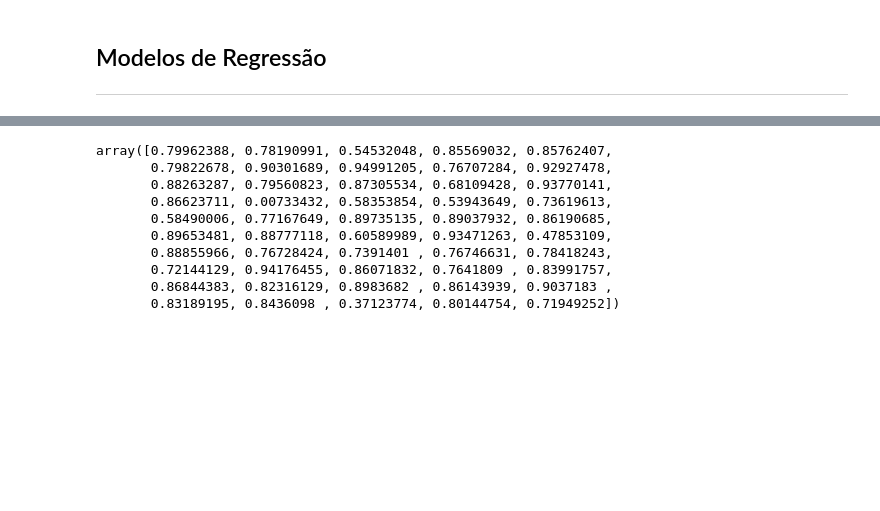
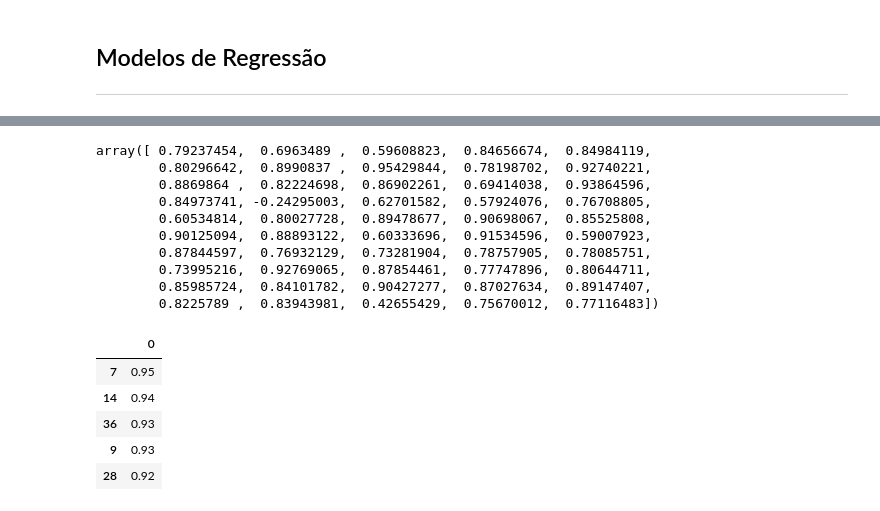
Before and after one commit to andremarasca/exploracao_brics-world-bank-indicators, a Jupyter notebook: exploracao_BRICS.ipynb, the cells around one changed output, grey strips where cells are left out. Cells and saved outputs as stored; diff of their text form; code cells hidden in the pictures; blank space fills up the shorter version.

```diff
--- a/exploracao_BRICS.ipynb
+++ b/exploracao_BRICS.ipynb
@@ -428,3 +428,20 @@ models
 # %% [markdown]
 ## Modelos de Regressão
 ___
+# %%
+from sklearn.model_selection import GridSearchCV
+from sklearn.ensemble import ExtraTreesRegressor
+from sklearn.pipeline import Pipeline
+
+pipe = Pipeline([("Scaler", MinMaxScaler()), ("Linear", ExtraTreesRegressor(random_state=0))])
+params = {"Linear__min_samples_leaf": np.arange(1, 6),
+          "Linear__n_estimators": np.arange(100, 102),
+          "Linear__criterion": ["mse", "mae"]}
+
+extra_grid = GridSearchCV(pipe, params, scoring='r2')
+extra_grid.fit(X_train, y_train)
+
+print("Melhor valor de K para 'min_samples_leaf': {0}".format(extra_grid.best_params_['Linear__min_samples_leaf']))
+print("Melhor valor para n_estimators: {0}".format( extra_grid.best_params_['Linear__n_estimators']))
+print("Melhor valor para peso: {0}".format( extra_grid.best_params_['Linear__criterion']))
+print('Melhor r2: {0}'.format(extra_grid.best_score_))
@@ -430,0 +453,13 @@ ___
+# %%
+pipe = Pipeline([("Scaler", StandardScaler()), ("Linear", ExtraTreesRegressor(random_state=0))])
+params = {"Linear__min_samples_leaf": np.arange(1, 6),
+          "Linear__n_estimators": np.arange(100, 102),
+          "Linear__criterion": ["mse", "mae"]}
+
+extra_grid = GridSearchCV(pipe, params, scoring='r2')
+extra_grid.fit(X_train, y_train)
+
+print("Melhor valor de K para 'min_samples_leaf': {0}".format(extra_grid.best_params_['Linear__min_samples_leaf']))
+print("Melhor valor para n_estimators: {0}".format( extra_grid.best_params_['Linear__n_estimators']))
+print("Melhor valor para peso: {0}".format( extra_grid.best_params_['Linear__criterion']))
+print('Melhor r2: {0}'.format(extra_grid.best_score_))
@@ -431,6 +497,4 @@ ___
 # %%
-from sklearn.ensemble import ExtraTreesRegressor
-
 # poly = PolynomialFeatures(degree = 2)
 # X_poly = poly.fit_transform(X)
 
@@ -451,11 +515,12 @@ for random_state in range(50):
 
 #     reg = MLPRegressor(random_state=1, max_iter=500).fit(X_train, y_train.values.ravel())
 #     reg = SVR().fit(X_train, y_train)
-#     reg = LinearRegression().fit(X_train, y_train)
+#    reg = LinearRegression().fit(X_train, y_train)
 #     reg = KNeighborsRegressor(n_neighbors=2, weights="uniform").fit(X_train, y_train)
-#     reg = DecisionTreeRegressor(min_samples_leaf=min_samples_leaf).fit(X_train, y_train)
+#    reg = DecisionTreeRegressor(min_samples_leaf=min_samples_leaf).fit(X_train, y_train)
 
-    reg = ExtraTreesRegressor(n_estimators=100, random_state=0).fit(X_train, y_train)
+    reg = ExtraTreesRegressor(n_estimators=142, criterion='mae', random_state=0).fit(X_train, y_train)
+#    reg = KNeighborsRegressor(n_neighbors=2, weights='distance').fit(X_train, y_train)
 
     expected = np.array(y_test)
     predicted = reg.predict(X_test)
@@ -467,16 +532,25 @@ for random_state in range(50):
 arr_r2 = np.array(l_r2)
 arr_r2
 # %% [output]
-array([0.79962388, 0.78190991, 0.54532048, 0.85569032, 0.85762407,
-       0.79822678, 0.90301689, 0.94991205, 0.76707284, 0.92927478,
-       0.88263287, 0.79560823, 0.87305534, 0.68109428, 0.93770141,
-       0.86623711, 0.00733432, 0.58353854, 0.53943649, 0.73619613,
-       0.58490006, 0.77167649, 0.89735135, 0.89037932, 0.86190685,
-       0.89653481, 0.88777118, 0.60589989, 0.93471263, 0.47853109,
-       0.88855966, 0.76728424, 0.7391401 , 0.76746631, 0.78418243,
-       0.72144129, 0.94176455, 0.86071832, 0.7641809 , 0.83991757,
-       0.86844383, 0.82316129, 0.8983682 , 0.86143939, 0.9037183 ,
-       0.83189195, 0.8436098 , 0.37123774, 0.80144754, 0.71949252])
+array([ 0.79237454,  0.6963489 ,  0.59608823,  0.84656674,  0.84984119,
+        0.80296642,  0.8990837 ,  0.95429844,  0.78198702,  0.92740221,
+        0.8869864 ,  0.82224698,  0.86902261,  0.69414038,  0.93864596,
+        0.84973741, -0.24295003,  0.62701582,  0.57924076,  0.76708805,
+        0.60534814,  0.80027728,  0.89478677,  0.90698067,  0.85525808,
+        0.90125094,  0.88893122,  0.60333696,  0.91534596,  0.59007923,
+        0.87844597,  0.76932129,  0.73281904,  0.78757905,  0.78085751,
+        0.73995216,  0.92769065,  0.87854461,  0.77747896,  0.80644711,
+        0.85985724,  0.84101782,  0.90427277,  0.87027634,  0.89147407,
+        0.8225789 ,  0.83943981,  0.42655429,  0.75670012,  0.77116483])
+# %%
+pd.DataFrame(arr_r2).sort_values(by=0, ascending=False).head()
+# %% [output]
+|  | 0 |
+| 7 | 0.95 |
+| 14 | 0.94 |
+| 36 | 0.93 |
+| 9 | 0.93 |
+| 28 | 0.92 |
 # %%
 print(f"> Média do R2 Score: {arr_r2.mean()}")
 # %% [output]
```
Also changed, not shown: parts of 18 cells of this notebook.
